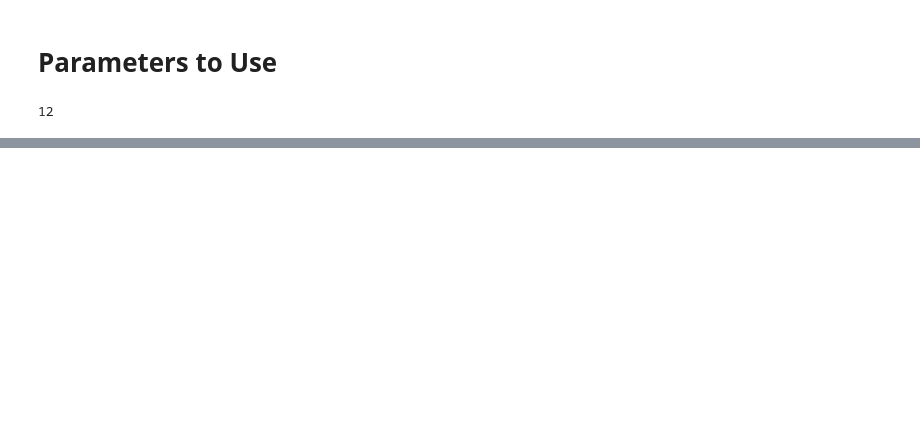
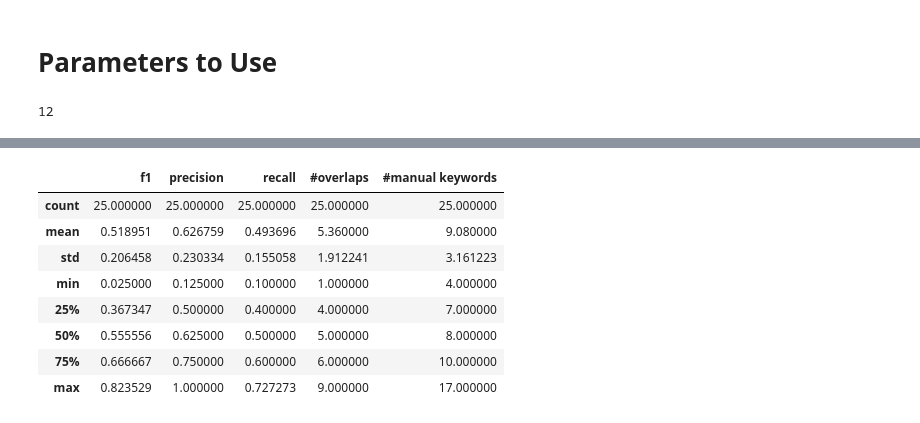
Before and after one commit to LukasEder1/CKE-Evaluation, a Jupyter notebook: CreateKeywordCollections.ipynb, the cells around one changed output, grey strips where cells are left out. Saved outputs shown, nothing was run; the diff lists cells and outputs as text; code cells hidden in the pictures; blank space fills up the shorter version.

```diff
--- a/CreateKeywordCollections.ipynb
+++ b/CreateKeywordCollections.ipynb
@@ -245,0 +411,54 @@ create_cartesian_collection(parameters,
+# %%
+def evaluate_manual(manual, compare="pipeline", typ="manual", path = "Dataframes"):
+    f1s = []
+    precs = []
+    recalls = []
+    overlaps = []
+
+    num_manual = []
+    stemmer = nltk.stem.PorterStemmer()
+    sites = list(manual.keys())
+
+    for site in sites:
+
+        kws = manual[site]
+
+        kws_hat = list(pd.read_csv(f"{path}/{typ}_{compare}_keywords_{site}.csv").keyword)
+
+        kws = [stemmer.stem(kw) for kw in kws]
+
+        kws_hat = [stemmer.stem(str(kw_hat)) for kw_hat in kws_hat][:max(len(kws), 10)]
+
+        overlap = summary.number_of_overlaps(set(kws), set(kws_hat))
+
+        recall = overlap / max(1, len(kws_hat))
+
+        precision = overlap / max(1, len(kws))
+
+        f1 =  2 * (precision * recall) / max(1, precision + recall)
+
+        f1s.append(f1)
+        precs.append(precision)
+        recalls.append(recall)
+        overlaps.append(overlap)
+        num_manual.append(len(kws))
+
+    summary_frame = pd.DataFrame({'site_id': [int(site) for site in sites],
+                                  'f1': f1s, 'precision': precs,
+                                  'recall': recalls, '#overlaps': overlaps,
+                                 '#manual keywords': num_manual})
+
+    return summary_frame
+# %%
+manual_df = evaluate_manual(manual, compare="pipeline", typ="standard")
+manual_df.drop("site_id", axis=1).describe()
+# %% [output]
+|  | f1 | precision | recall | #overlaps | #manual keywords |
+| count | 25.000000 | 25.000000 | 25.000000 | 25.000000 | 25.000000 |
+| mean | 0.518951 | 0.626759 | 0.493696 | 5.360000 | 9.080000 |
+| std | 0.206458 | 0.230334 | 0.155058 | 1.912241 | 3.161223 |
+| min | 0.025000 | 0.125000 | 0.100000 | 1.000000 | 4.000000 |
+| 25% | 0.367347 | 0.500000 | 0.400000 | 4.000000 | 7.000000 |
+| 50% | 0.555556 | 0.625000 | 0.500000 | 5.000000 | 8.000000 |
+| 75% | 0.666667 | 0.750000 | 0.600000 | 6.000000 | 10.000000 |
+| max | 0.823529 | 1.000000 | 0.727273 | 9.000000 | 17.000000 |
```
Also changed, not shown: parts of 14 cells of this notebook.
